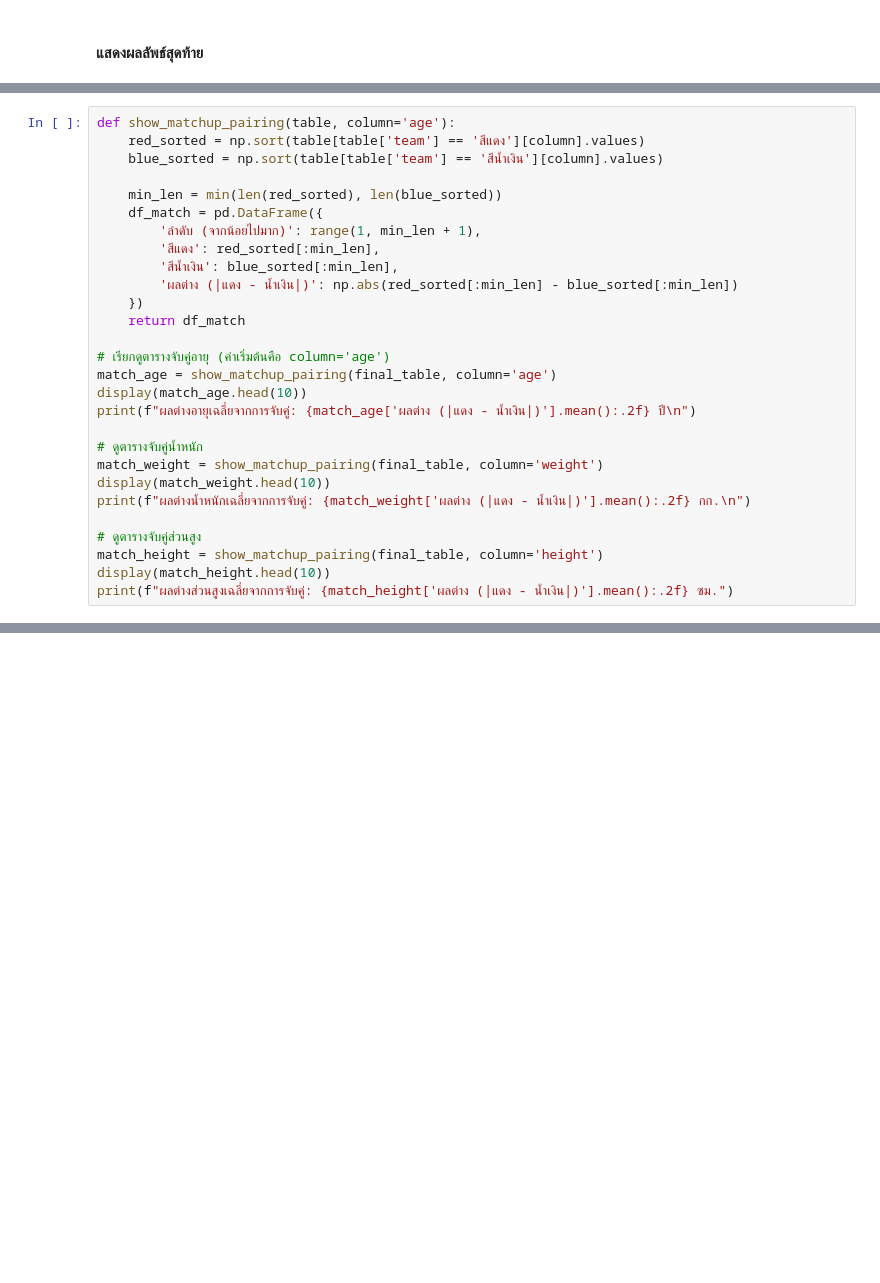
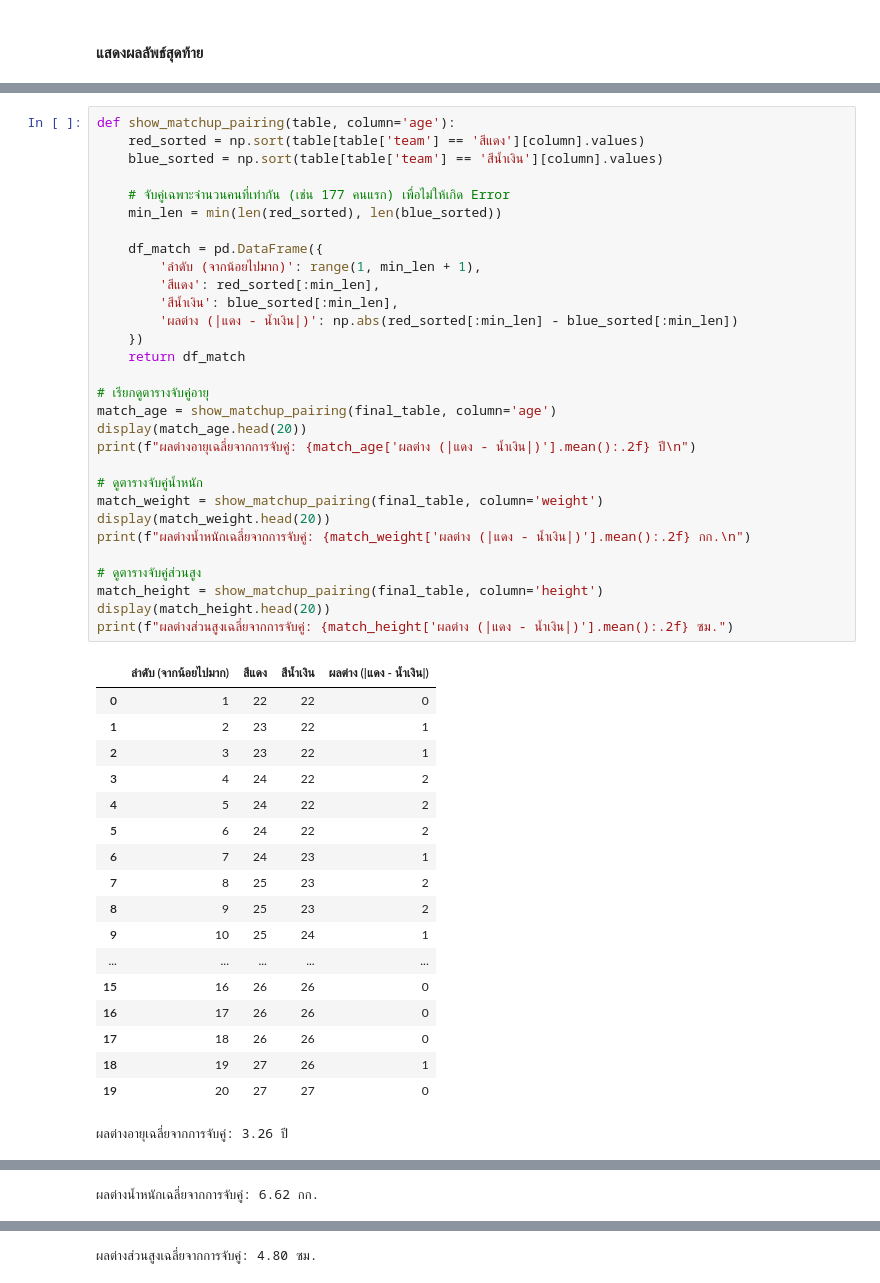
Before and after one commit to CurveQz/sports_day, a Jupyter notebook: main.ipynb, the cells around one changed output, grey strips where cells are left out. Saved outputs shown, nothing was run; the diff lists cells and outputs as text; blank space fills up the shorter version.

```diff
--- a/main.ipynb
+++ b/main.ipynb
@@ -501,28 +501,49 @@ print('บันทึกผลลัพธ์ลงไฟล์ team_result.csv
 # %%
 def show_matchup_pairing(table, column='age'):
     red_sorted = np.sort(table[table['team'] == 'สีแดง'][column].values)
     blue_sorted = np.sort(table[table['team'] == 'สีน้ำเงิน'][column].values)
 
+    # จับคู่เฉพาะจำนวนคนที่เท่ากัน (เช่น 177 คนแรก) เพื่อไม่ให้เกิด Error
     min_len = min(len(red_sorted), len(blue_sorted))
+
     df_match = pd.DataFrame({
         'ลำดับ (จากน้อยไปมาก)': range(1, min_len + 1),
         'สีแดง': red_sorted[:min_len],
         'สีน้ำเงิน': blue_sorted[:min_len],
         'ผลต่าง (|แดง - น้ำเงิน|)': np.abs(red_sorted[:min_len] - blue_sorted[:min_len])
     })
     return df_match
 
-# เรียกดูตารางจับคู่อายุ (ค่าเริ่มต้นคือ column='age')
+# เรียกดูตารางจับคู่อายุ
 match_age = show_matchup_pairing(final_table, column='age')
-display(match_age.head(10))
+display(match_age.head(20))
 print(f"ผลต่างอายุเฉลี่ยจากการจับคู่: {match_age['ผลต่าง (|แดง - น้ำเงิน|)'].mean():.2f} ปี\n")
 
 # ดูตารางจับคู่น้ำหนัก
 match_weight = show_matchup_pairing(final_table, column='weight')
-display(match_weight.head(10))
+display(match_weight.head(20))
 print(f"ผลต่างน้ำหนักเฉลี่ยจากการจับคู่: {match_weight['ผลต่าง (|แดง - น้ำเงิน|)'].mean():.2f} กก.\n")
 
 # ดูตารางจับคู่ส่วนสูง
 match_height = show_matchup_pairing(final_table, column='height')
-display(match_height.head(10))
+display(match_height.head(20))
 print(f"ผลต่างส่วนสูงเฉลี่ยจากการจับคู่: {match_height['ผลต่าง (|แดง - น้ำเงิน|)'].mean():.2f} ซม.")
+# %% [output]
+|  | ลำดับ (จากน้อยไปมาก) | สีแดง | สีน้ำเงิน | ผลต่าง (|แดง - น้ำเงิน|) |
+| 0 | 1 | 22 | 22 | 0 |
+| 1 | 2 | 23 | 22 | 1 |
+| 2 | 3 | 23 | 22 | 1 |
+| 3 | 4 | 24 | 22 | 2 |
+| 4 | 5 | 24 | 22 | 2 |
+| 5 | 6 | 24 | 22 | 2 |
+| 6 | 7 | 24 | 23 | 1 |
+| 7 | 8 | 25 | 23 | 2 |
+| 8 | 9 | 25 | 23 | 2 |
+| 9 | 10 | 25 | 24 | 1 |
+| ... | ... | ... | ... | ... |
+| 15 | 16 | 26 | 26 | 0 |
+| 16 | 17 | 26 | 26 | 0 |
+| 17 | 18 | 26 | 26 | 0 |
+| 18 | 19 | 27 | 26 | 1 |
+| 19 | 20 | 27 | 27 | 0 |
+ผลต่างอายุเฉลี่ยจากการจับคู่: 3.26 ปี
@@ -528,0 +567 @@ print(f"ผลต่างส่วนสูงเฉลี่ยจากกา
+ผลต่างน้ำหนักเฉลี่ยจากการจับคู่: 6.62 กก.
@@ -528,0 +585 @@ print(f"ผลต่างส่วนสูงเฉลี่ยจากกา
+ผลต่างส่วนสูงเฉลี่ยจากการจับคู่: 4.80 ซม.
```
Also changed, not shown: parts of 6 cells of this notebook.
